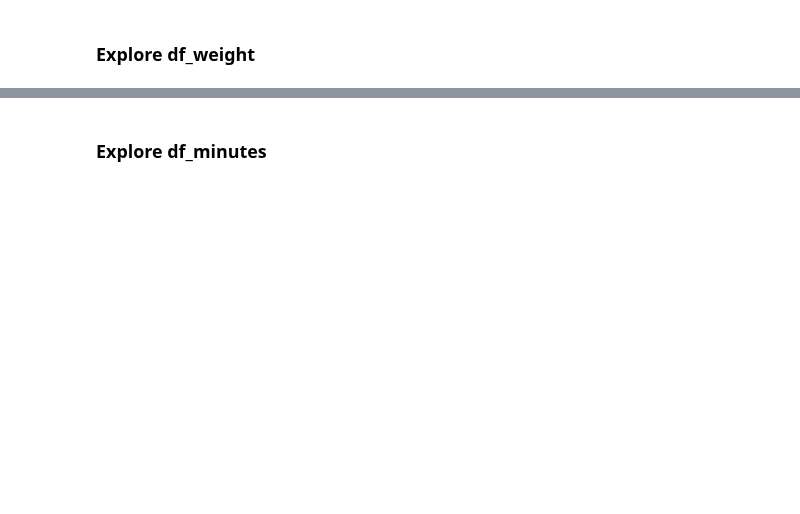
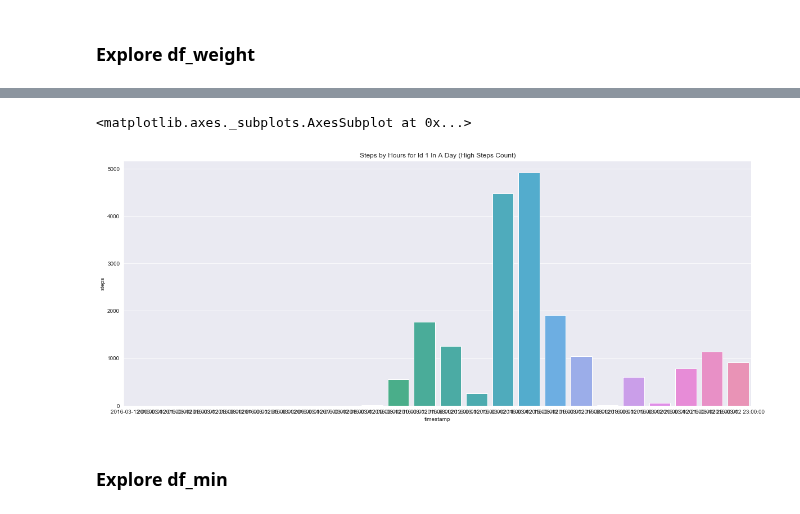
Before and after one commit to cheekeet86/project-capstone, a Jupyter notebook: code/2_eda_fitbit.ipynb, the cells around one changed output, grey strips where cells are left out. Saved outputs shown, nothing was run; the diff lists cells and outputs as text; code cells hidden in the pictures; blank space fills up the shorter version.

```diff
--- a/code/2_eda_fitbit.ipynb
+++ b/code/2_eda_fitbit.ipynb
@@ -123,2 +385,18 @@ Under Weight: 0
+# %%
+mask_id = df_hr['id'] == 1
+mask_dt = df_hr['timestamp'].str.find('2016-03-12') == 0
+mask_dt
+
+df_hr_id = df_hr[mask_id & mask_dt]
+
+plt.figure(figsize=(20,8))
+#plt.xlim(150,200)
+#plt.yticks(range(40,141,10))
+plt.title('Steps by Hours for Id 1 In A Day (High Steps Count)')
+
+sns.barplot(data=df_hr_id,x='timestamp',y='steps')
+# %% [output]
+<matplotlib.axes._subplots.AxesSubplot at 0x...>
+[figure, added]
 # %% [markdown]
-### Explore df_minutes
+### Explore df_min
```
Also changed, not shown: parts of 28 cells of this notebook, 5 other files.
